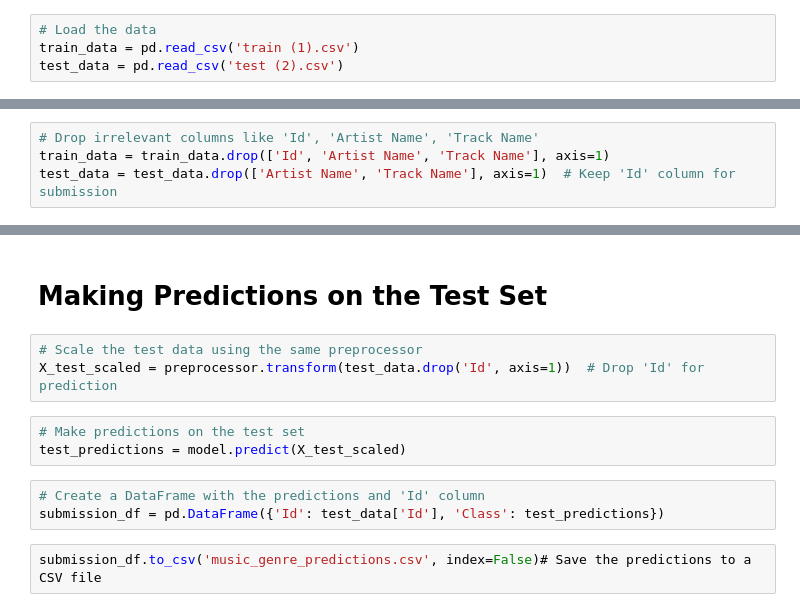
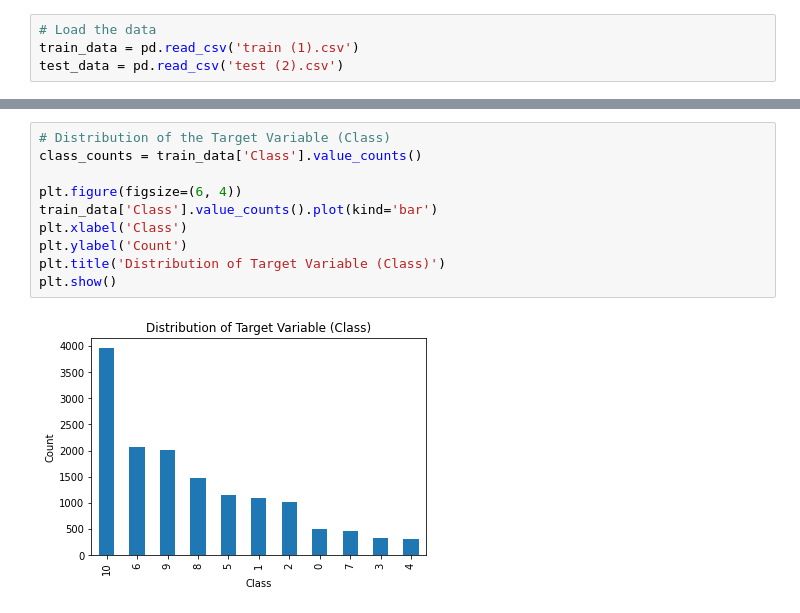
Before and after one commit to MsDiala/SHAI, a Jupyter notebook: Music_Genre_Classification_project/music_genre.ipynb, the cells around one changed output, grey strips where cells are left out. Cells and saved outputs as stored; diff of their text form.

```diff
--- a/Music_Genre_Classification_project/music_genre.ipynb
+++ b/Music_Genre_Classification_project/music_genre.ipynb
@@ -107,4 +22,0 @@ test_ids = test_data['Id']
-# %%
-# Drop irrelevant columns like 'Id', 'Artist Name', 'Track Name'
-train_data = train_data.drop(['Id', 'Artist Name', 'Track Name'], axis=1)
-test_data = test_data.drop(['Artist Name', 'Track Name'], axis=1)  # Keep 'Id' column for submission
@@ -177,13 +23,12 @@ weighted avg       0.94      0.94      0.94     11516
-# %% [markdown]
-# Making Predictions on the Test Set
-# %%
-# Scale the test data using the same preprocessor
-X_test_scaled = preprocessor.transform(test_data.drop('Id', axis=1))  # Drop 'Id' for prediction
-# %%
-# Make predictions on the test set
-test_predictions = model.predict(X_test_scaled)
-# %%
-# Create a DataFrame with the predictions and 'Id' column
-submission_df = pd.DataFrame({'Id': test_data['Id'], 'Class': test_predictions})
-# %%
-submission_df.to_csv('music_genre_predictions.csv', index=False)# Save the predictions to a CSV file
+# %%
+# Distribution of the Target Variable (Class)
+class_counts = train_data['Class'].value_counts()
+
+plt.figure(figsize=(6, 4))
+train_data['Class'].value_counts().plot(kind='bar')
+plt.xlabel('Class')
+plt.ylabel('Count')
+plt.title('Distribution of Target Variable (Class)')
+plt.show()
+# %% [output]
+[figure, added]
```
Also changed, not shown: parts of 48 cells of this notebook, 6 other files.
